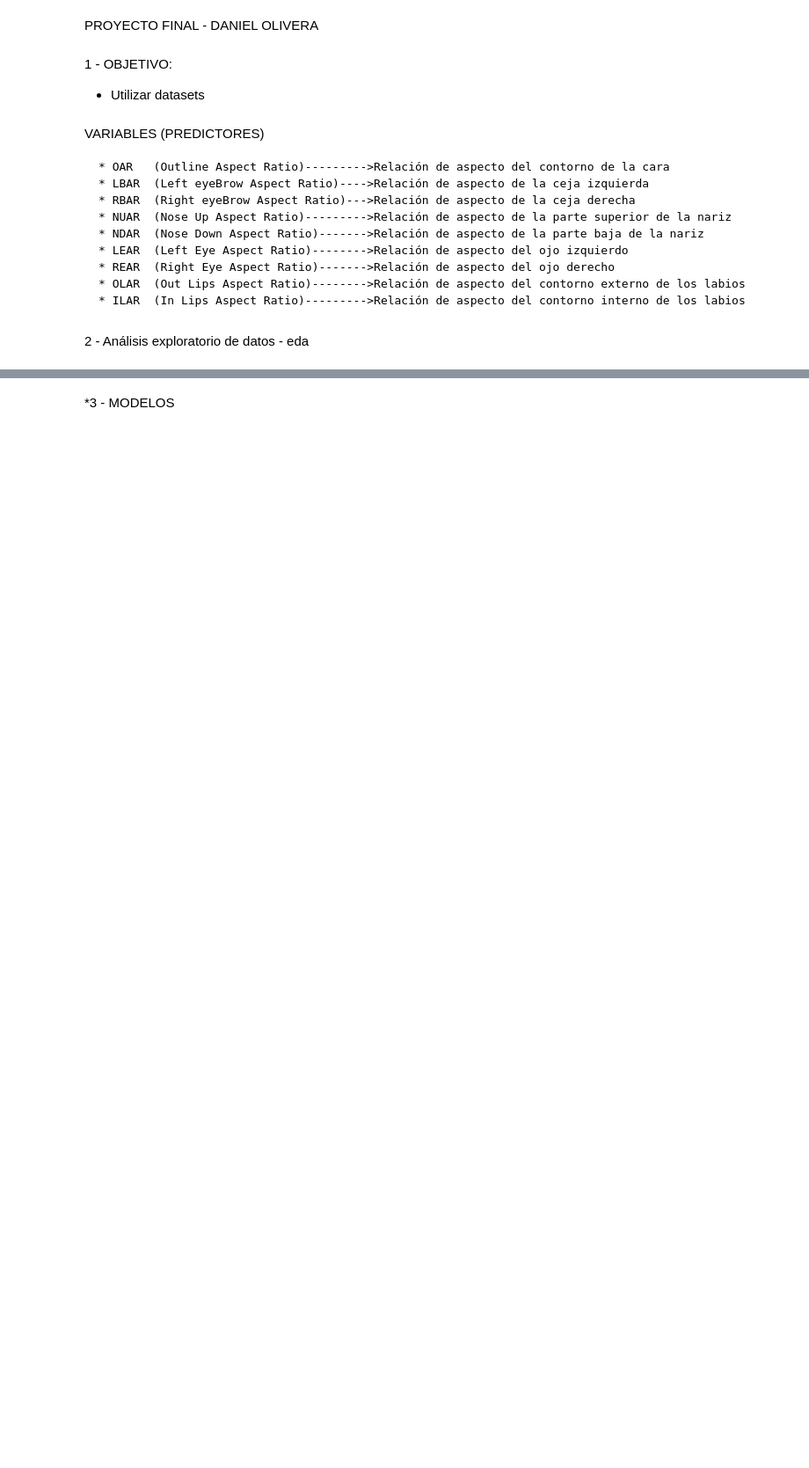
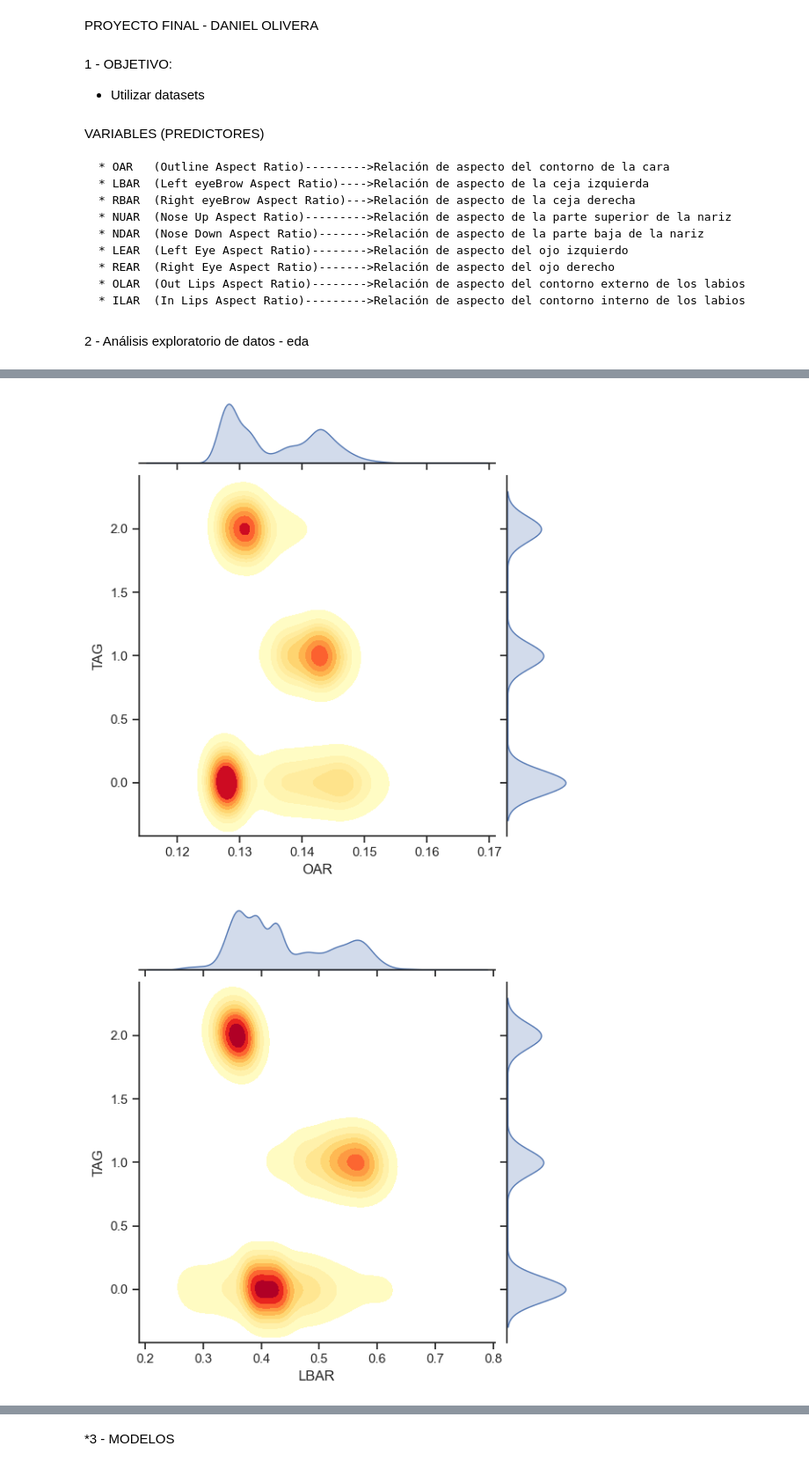
Before and after one commit to DanielOlivera/709-application, a Jupyter notebook: TP_Jupyter.ipynb, the cells around one changed output, grey strips where cells are left out. Shown at 88% size. Drawn from its saved outputs; the diff is of its cells as text; code cells hidden in the pictures; blank space fills up the shorter version.

```diff
--- a/TP_Jupyter.ipynb
+++ b/TP_Jupyter.ipynb
@@ -100,0 +127,13 @@ sns.pairplot(main_df)
+# %%
+def plot_jointplot(df, y_col, columns, kinds):
+    for column in columns:
+        sns.jointplot(data=df, x=column, y=y_col, kind=kinds, cmap='YlOrRd', fill=True)
+        plt.xlabel(column)
+        plt.ylabel(y_col)
+        plt.show()
+
+columnas = df.iloc[:, :-1].columns
+plot_jointplot(df, 'TAG', columnas, 'kde')
+# %% [output]
+[figure, added]
+[figure, added]
```
Also changed, not shown: parts of 42 cells of this notebook, 12 other files.
